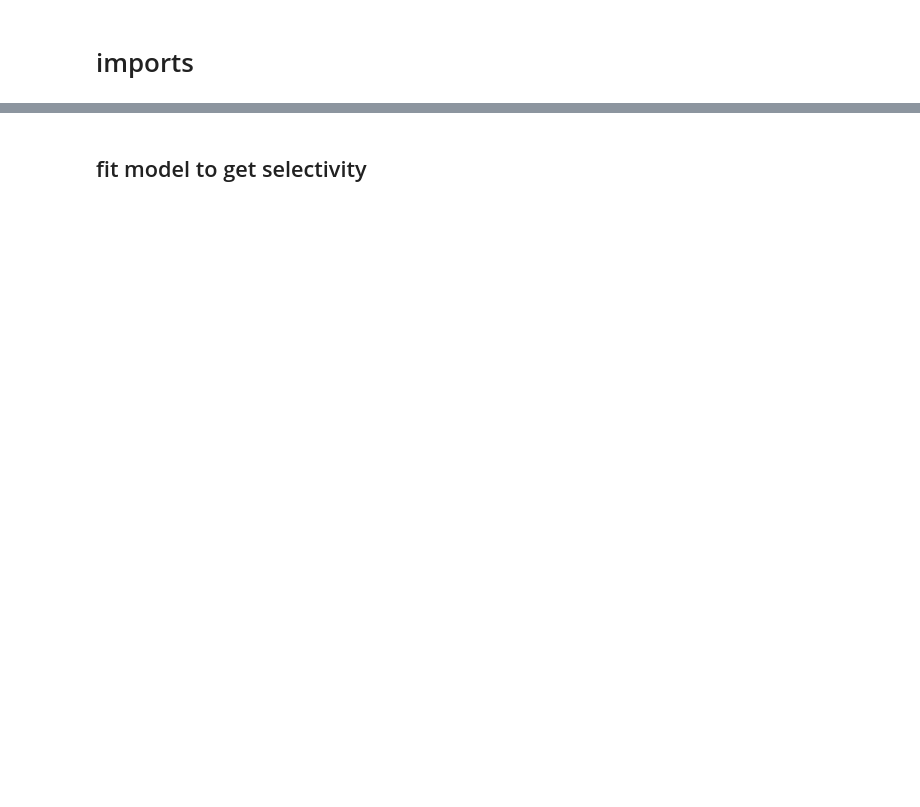
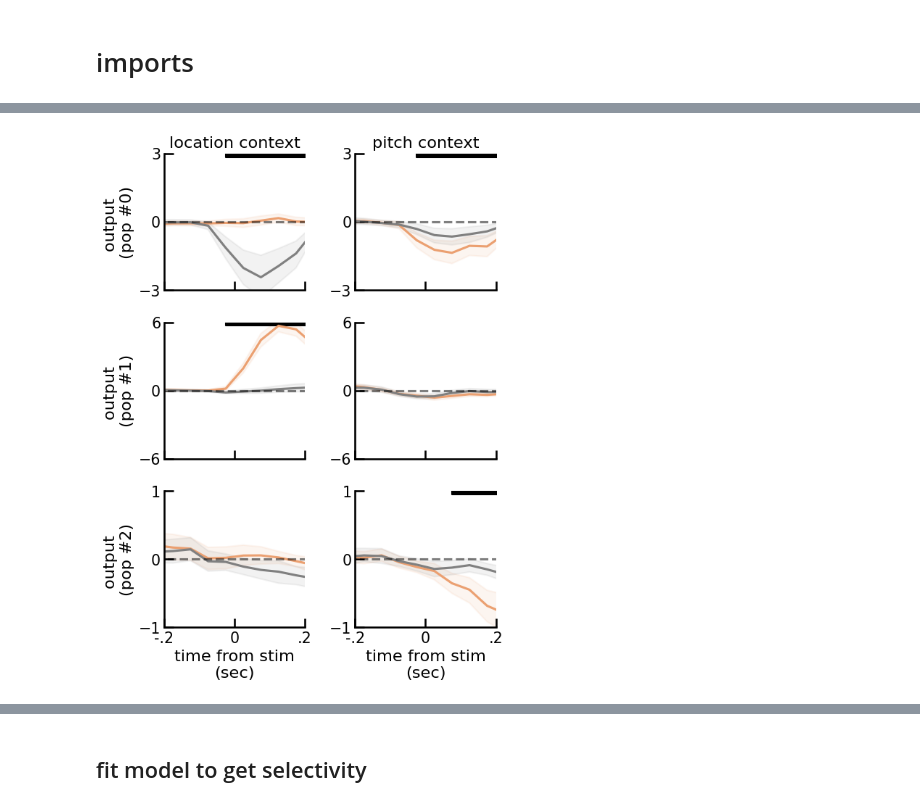
Before and after one commit to jmourabarbosa/multi-area-ctx, a Jupyter notebook: notebooks/Figure3.ipynb, the cells around one changed output, grey strips where cells are left out. Cells and saved outputs as stored; diff of their text form; code cells hidden in the pictures; blank space fills up the shorter version.

```diff
--- a/notebooks/Figure3.ipynb
+++ b/notebooks/Figure3.ipynb
@@ -24,18 +24,18 @@ sns.set_style({"ytick.direction": "in"})
 sns.set_style({"xtick.direction": "in"})
 # %%
 
-df_A1 = pd.read_csv("Data/RW_dataframe_A1_nozscore_smooth.csv")
-df_PFC = pd.read_csv("Data/RW_dataframe_PFC_nozscore_smooth.csv")
+df_A1 = pd.read_csv("../Data/RW_dataframe_A1_nozscore_smooth.csv")
+df_PFC = pd.read_csv("../Data/RW_dataframe_PFC_nozscore_smooth.csv")
 
 stim_to_stim = df_A1.groupby(["stims","IA","IB","context","decision"]).mean().reset_index()[["stims","IA","IB","context","decision"]].values
 
-time = np.loadtxt("Data/time.txt")
+time = np.loadtxt("../Data/time.txt")
 stim_idx = (time>=0) & (time<=0.25)
 
-with open("Data/decoders/all_pseudo_projs_A1.pickle","rb") as f:
+with open("../Data/decoders/all_pseudo_projs_A1.pickle","rb") as f:
     all_projs=pickle.load(f)
 
-with open("Data/decoders/all_pseudo_projs_A1_random.pickle","rb") as f:
+with open("../Data/decoders/all_pseudo_projs_A1_random.pickle","rb") as f:
     all_projs_shuf=pickle.load(f)
 
 map_stims = {s[0]: s[1:] for s in stim_to_stim}
@@ -198,0 +199,54 @@ Text(0, 0.5, 'probability')
+# %%
+
+fig = plt.figure(figsize=(6,8))
+
+titles = ["location context","pitch context"]
+
+for i,idx in enumerate([lc_idx,pc_idx]):
+    for pop in range(3):
+        # pop 0
+        plt.subplot(3,2,pop*2+i+1)
+        if i==0: plt.ylabel('output \n(pop #%i)' % pop)
+        if pop == 0: plt.title(titles[i])
+
+        projs = all_projs[pop][:,idx]
+        go_proj = np.mean(projs[:,gos[i],:],1)
+        nogo_proj = np.mean(projs[:,~gos[i],:],1)
+
+        stderr = np.array([np.percentile(go_proj[:,t],[16,100-16]) for t in range(len(time))])
+        plt.fill_between(time,stderr[:,0],stderr[:,1],alpha=0.1,color='#eba071')
+        plt.plot(time,np.mean(go_proj,0),color='#eba071',label="relevant")
+
+        stderr = np.array([np.percentile(nogo_proj[:,t],[16,100-16]) for t in range(len(time))])
+        plt.fill_between(time,stderr[:,0],stderr[:,1],alpha=0.1,color="gray")
+        plt.plot(time,np.mean(nogo_proj,0),color="gray",label="irrelevant")
+
+        plt.plot(time,np.zeros_like(time),"k--",alpha=0.5)
+        plt.xlim(-0.2,0.2)
+        plt.xticks([-.2,0,.2],[])
+        if pop == 2:
+            plt.ylim(-1,1)
+            plt.yticks([-1,0,1])
+        if pop == 1:
+            plt.ylim(-6,6)
+            plt.yticks([-6,0,6])
+        if pop == 0:
+            plt.ylim(-3,3)
+            plt.yticks([-3,0,3])
+
+        ymin,ymax = plt.ylim()
+        dist_y = ymax - ymin
+
+        sigs = np.array([np.mean(np.mean(go_proj[:,t]) > nogo_proj[:,t])  for t in range(len(time))])
+        plt.fill_between(time[sigs<0.05],0.95*ymax*np.ones(sum(sigs<0.05)),ymax*np.ones(sum(sigs<0.05)),color="black")
+        sigs = 1-sigs
+        plt.fill_between(time[sigs<0.05],0.95*ymax*np.ones(sum(sigs<0.05)),ymax*np.ones(sum(sigs<0.05)),color="black")
+
+    plt.xticks([-.2,0,.2],["-.2","0",".2"])
+    plt.xlabel("time from stim\n(sec)")
+
+sns.despine()
+plt.tight_layout()
+#plt.savefig("../Fig3_sup_A1.svg")
+# %% [output]
+[figure, added]
```
Also changed, not shown: parts of 4 cells of this notebook, 47 other files.
